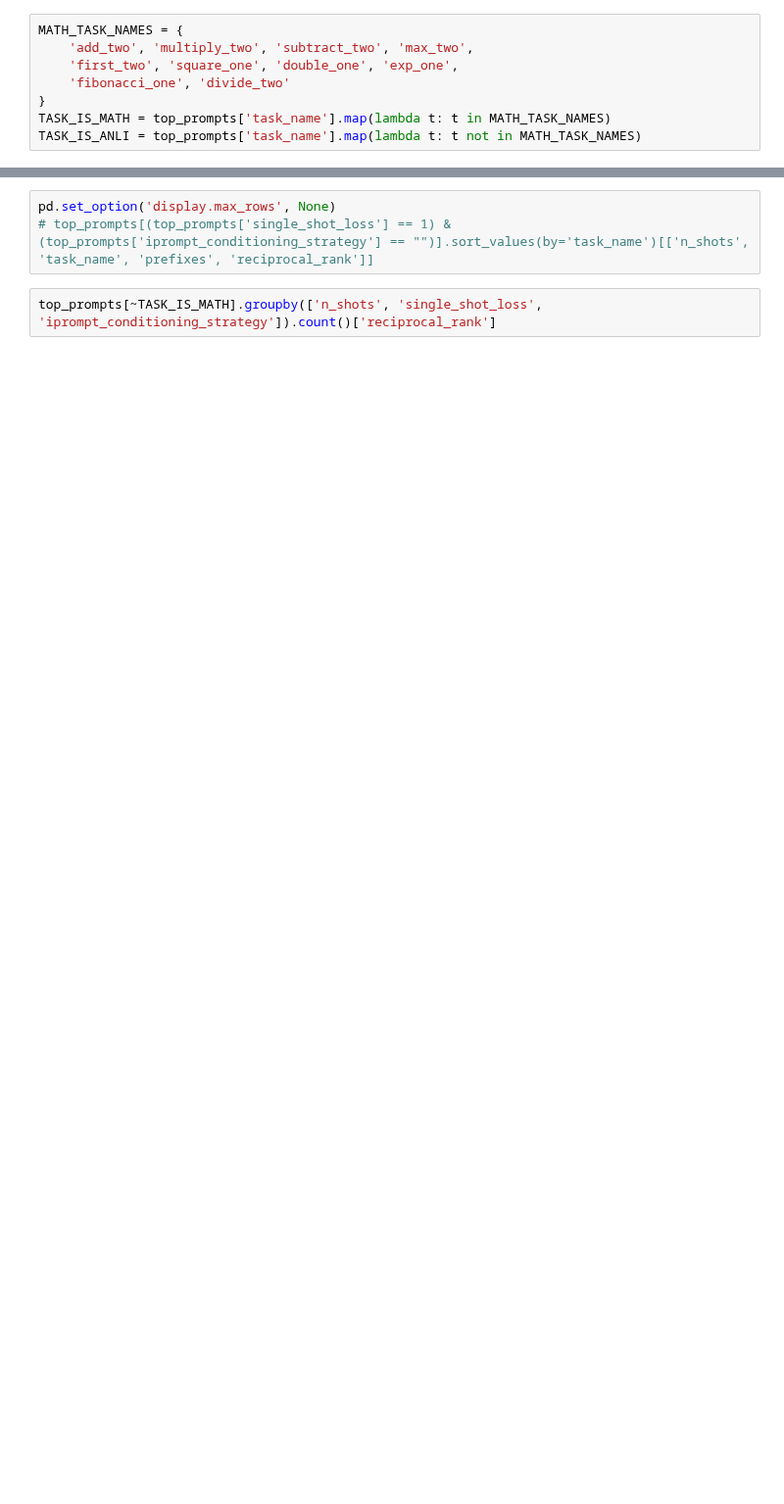
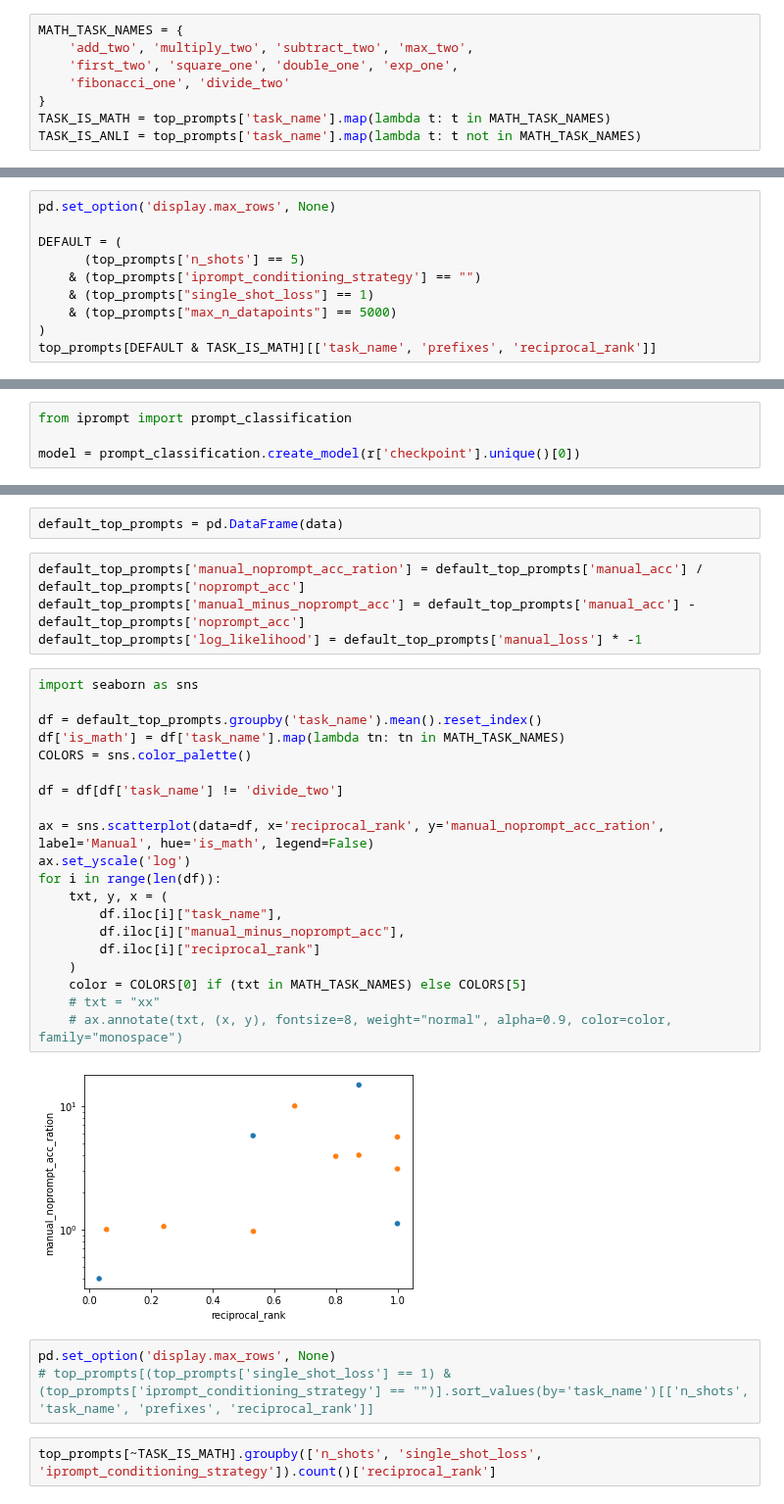
Before and after one commit to csinva/iprompt, a Jupyter notebook: notebooks/09_ablation2_cond.ipynb, the cells around one changed output, grey strips where cells are left out. Shown at 98% size. Cells and saved outputs as stored; diff of their text form; blank space fills up the shorter version.

```diff
--- a/notebooks/09_ablation2_cond.ipynb
+++ b/notebooks/09_ablation2_cond.ipynb
@@ -44,0 +58,10 @@ TASK_IS_ANLI = top_prompts['task_name'].map(lambda t: t not in MATH_TASK_NAMES)
+# %%
+pd.set_option('display.max_rows', None)
+
+DEFAULT = (
+      (top_prompts['n_shots'] == 5)
+    & (top_prompts['iprompt_conditioning_strategy'] == "")
+    & (top_prompts["single_shot_loss"] == 1)
+    & (top_prompts["max_n_datapoints"] == 5000)
+)
+top_prompts[DEFAULT & TASK_IS_MATH][['task_name', 'prefixes', 'reciprocal_rank']]
@@ -44,0 +86,4 @@ TASK_IS_ANLI = top_prompts['task_name'].map(lambda t: t not in MATH_TASK_NAMES)
+# %%
+from iprompt import prompt_classification
+
+model = prompt_classification.create_model(r['checkpoint'].unique()[0])
@@ -45,3 +187,31 @@ TASK_IS_ANLI = top_prompts['task_name'].map(lambda t: t not in MATH_TASK_NAMES)
+# %%
+default_top_prompts = pd.DataFrame(data)
+# %%
+default_top_prompts['manual_noprompt_acc_ration'] = default_top_prompts['manual_acc'] / default_top_prompts['noprompt_acc']
+default_top_prompts['manual_minus_noprompt_acc'] = default_top_prompts['manual_acc'] - default_top_prompts['noprompt_acc']
+default_top_prompts['log_likelihood'] = default_top_prompts['manual_loss'] * -1
+# %%
+import seaborn as sns
+
+df = default_top_prompts.groupby('task_name').mean().reset_index()
+df['is_math'] = df['task_name'].map(lambda tn: tn in MATH_TASK_NAMES)
+COLORS = sns.color_palette()
+
+df = df[df['task_name'] != 'divide_two']
+
+ax = sns.scatterplot(data=df, x='reciprocal_rank', y='manual_noprompt_acc_ration', label='Manual', hue='is_math', legend=False)
+ax.set_yscale('log')
+for i in range(len(df)):
+    txt, y, x = (
+        df.iloc[i]["task_name"],
+        df.iloc[i]["manual_minus_noprompt_acc"],
+        df.iloc[i]["reciprocal_rank"]
+    )
+    color = COLORS[0] if (txt in MATH_TASK_NAMES) else COLORS[5]
+    # txt = "xx"
+    # ax.annotate(txt, (x, y), fontsize=8, weight="normal", alpha=0.9, color=color, family="monospace")
+# %% [output]
+[figure, added]
 # %%
 pd.set_option('display.max_rows', None)
 # top_prompts[(top_prompts['single_shot_loss'] == 1) & (top_prompts['iprompt_conditioning_strategy'] == "")].sort_values(by='task_name')[['n_shots', 'task_name', 'prefixes', 'reciprocal_rank']]
```
Also changed, not shown: parts of 31 cells of this notebook, 3 other files.
